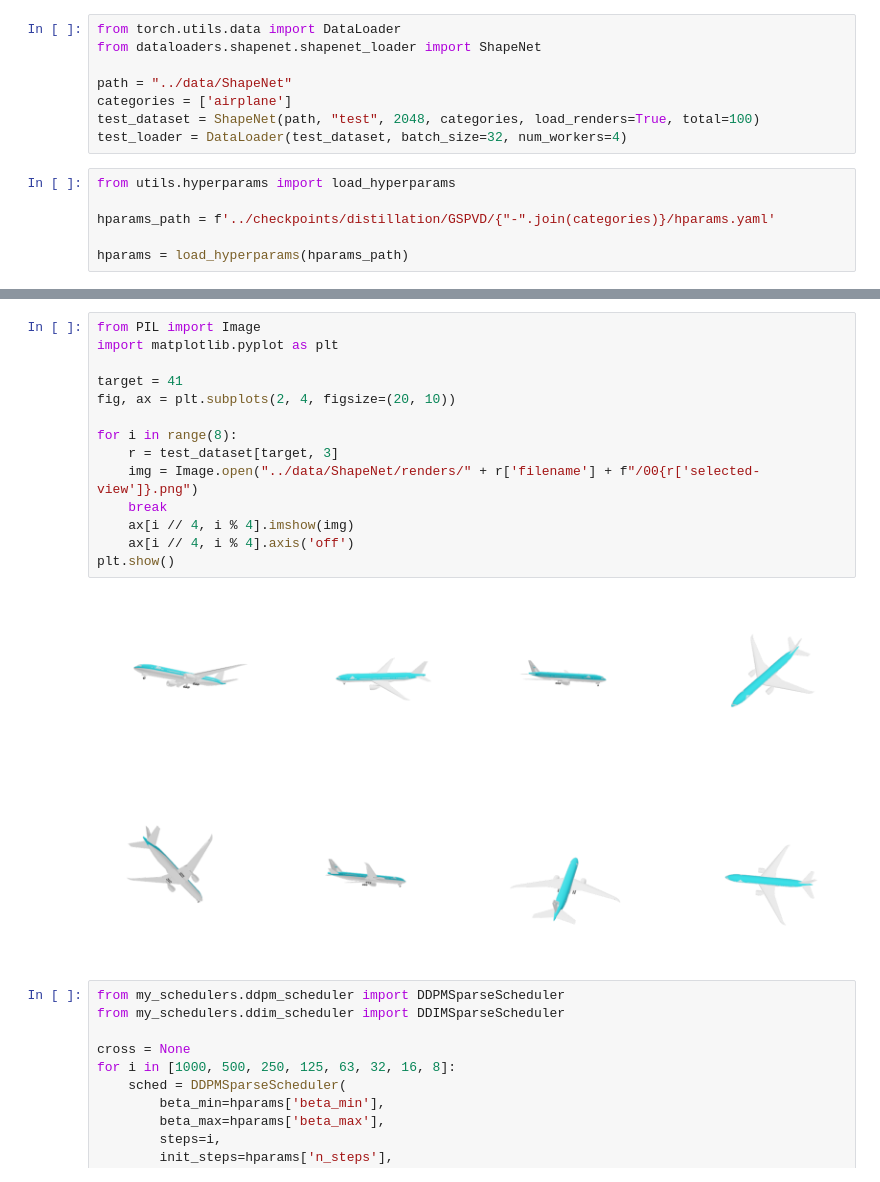
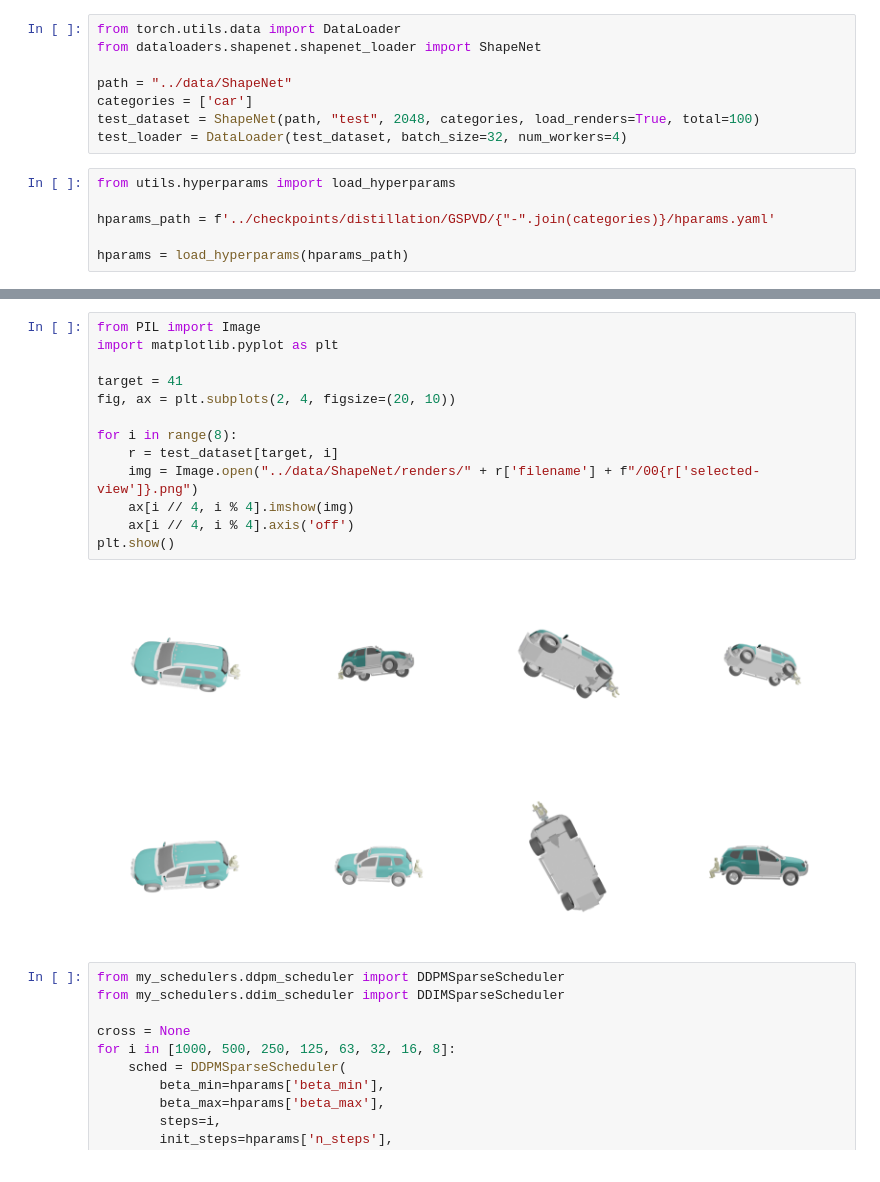
Before and after one commit to HliasOuzounis/SPVD-Diffusion, a Jupyter notebook: notebooks/onestep.ipynb, the cells around one changed output, grey strips where cells are left out. Cells and saved outputs as stored; diff of their text form.

```diff
--- a/notebooks/onestep.ipynb
+++ b/notebooks/onestep.ipynb
@@ -14,7 +14,7 @@ from torch.utils.data import DataLoader
 from dataloaders.shapenet.shapenet_loader import ShapeNet
 
 path = "../data/ShapeNet"
-categories = ['airplane']
+categories = ['car']
 test_dataset = ShapeNet(path, "test", 2048, categories, load_renders=True, total=100)
 test_loader = DataLoader(test_dataset, batch_size=32, num_workers=4)
 # %%
@@ -58,19 +58,18 @@ plt.show()
 # %%
 from PIL import Image
 import matplotlib.pyplot as plt
 
 target = 41
 fig, ax = plt.subplots(2, 4, figsize=(20, 10))
 
 for i in range(8):
-    r = test_dataset[target, 3]
+    r = test_dataset[target, i]
     img = Image.open("../data/ShapeNet/renders/" + r['filename'] + f"/00{r['selected-view']}.png")
-    break
     ax[i // 4, i % 4].imshow(img)
     ax[i // 4, i % 4].axis('off')
 plt.show()
 # %% [output]
-[figure, old version]
+[figure, new version]
 # %%
 from my_schedulers.ddpm_scheduler import DDPMSparseScheduler
 from my_schedulers.ddim_scheduler import DDIMSparseScheduler
```
Also changed, not shown: parts of 6 cells of this notebook.
